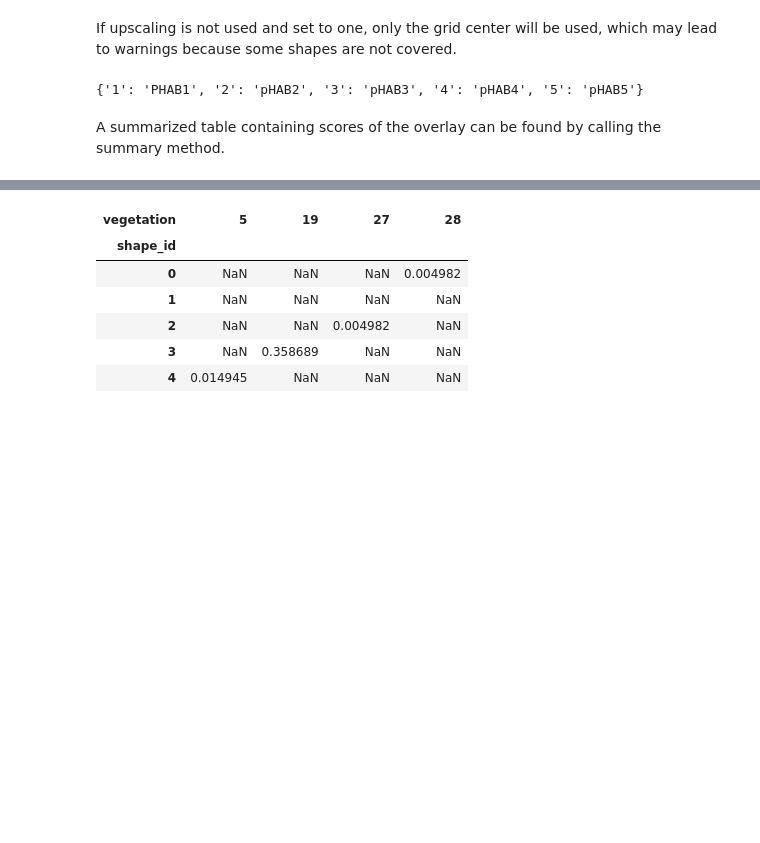
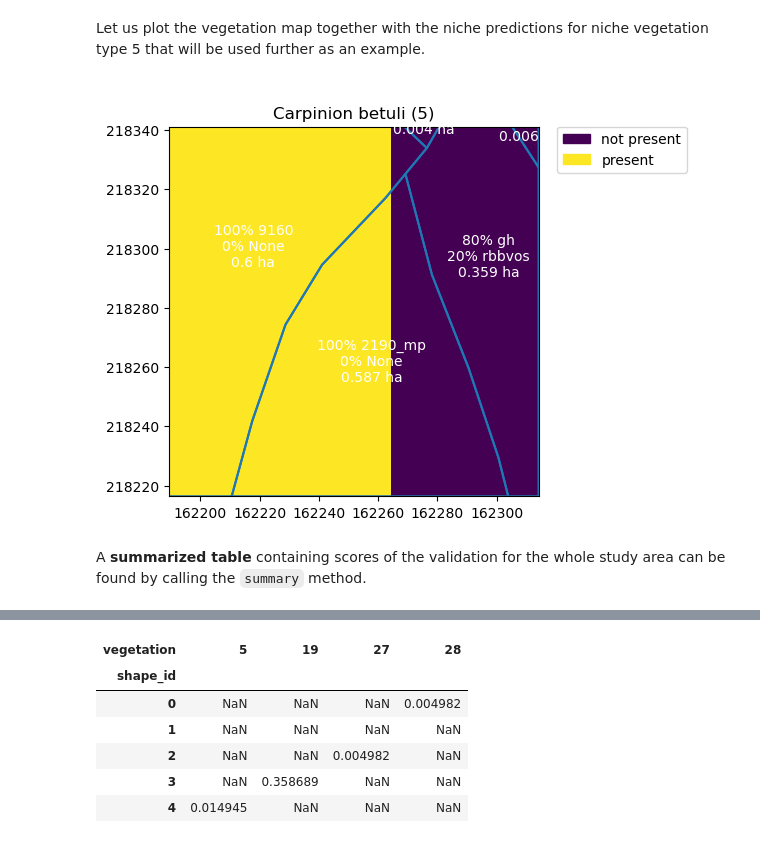
Before and after one commit to inbo/niche_vlaanderen, a Jupyter notebook: docs/validation.ipynb, the cells around one changed output, grey strips where cells are left out. Drawn from its saved outputs; the diff is of its cells as text; code cells hidden in the pictures; blank space fills up the shorter version.

Commit message:
Update validation.ipynb
- textual changes
- add plot with vegetation map
- add use with a custom id

```diff
--- a/docs/validation.ipynb
+++ b/docs/validation.ipynb
@@ -53,11 +51,18 @@ The actual overlay will compare the grid cell centres with the shapefile. By def
-# %% [markdown]
-If upscaling is not used and set to one, only the grid center will be used, which may lead to warnings because some shapes are not covered.
-# %%
-validation1 = NicheValidation(niche=nv, map="../tests/data/bwk_tiny/bwk_clip.shp", upscale=1)
-# %% [output]
-{'1': 'PHAB1', '2': 'pHAB2', '3': 'pHAB3', '4': 'pHAB4', '5': 'pHAB5'}
+# %% [markdown]
+Let us plot the vegetation map together with the niche predictions for niche vegetation type 5 that will be used further as an example.
+# %%
+mymap = validation.map.boundary.plot(ax=nv.plot(5))
+validation.map.apply(lambda x: mymap.annotate(text=str(x['pHAB1']) + "% " + str(x['HAB1']) + "\n" +
+                                                     str(x['pHAB2']) + "% " + str(x['HAB2']) + "\n" +
+                                                     str(round(x['area_shape'], 3)) + " ha",
+                                                 xy=x.geometry.centroid.coords[0],
+                                                 ha='center',
+                                                    color = "white"),
+                           axis=1);
+# %% [output]
+[figure, added]
 # %% [markdown]
-A summarized table containing scores of the overlay can be found by calling the summary method.
+A **summarized table** containing scores of the validation for the whole study area can be found by calling the `summary` method.
 # %%
 validation.summary
 # %% [output]
```
Also changed, not shown: parts of 27 cells of this notebook.
